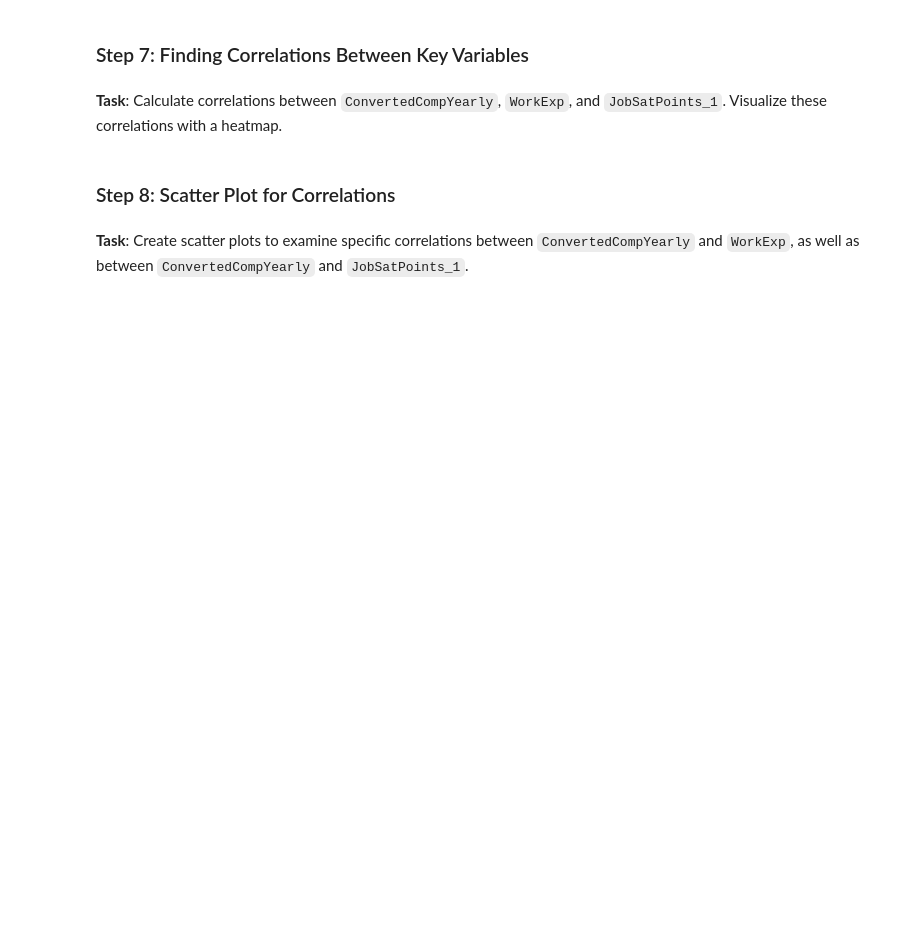
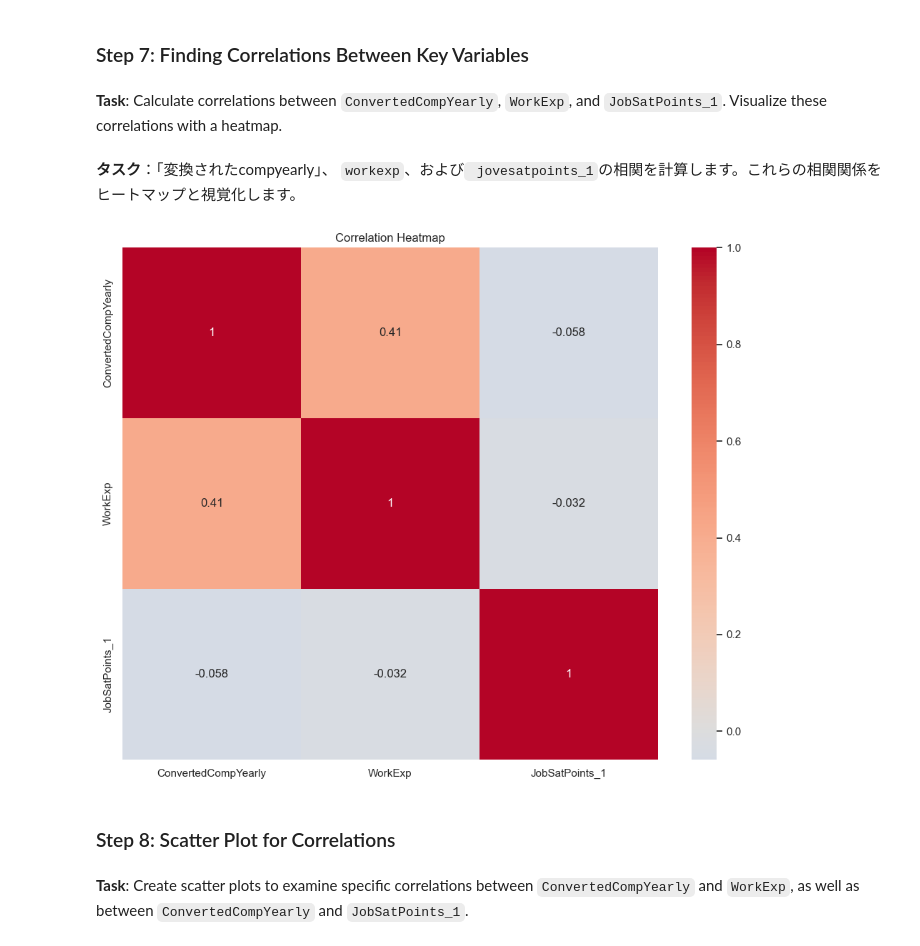
Before and after one commit to Seitaro1012/IBM_Data-Analyst_CapstoneProject, a Jupyter notebook: Task3/Lab 13 Finding Correlation.ipynb, the cells around one changed output. Cells and saved outputs as stored; diff of their text form; code cells hidden in the pictures; blank space fills up the shorter version.

```diff
--- a/Task3/Lab 13 Finding Correlation.ipynb
+++ b/Task3/Lab 13 Finding Correlation.ipynb
@@ -69,0 +144,18 @@ Explore the range of compensation in the ConvertedCompYearly column by analyzing
+# %%
+## Write your code here
+
+# Calculate Q1, Q3, and IQR
+Q1 = df['ConvertedCompYearly'].quantile(0.25)
+Q3 = df['ConvertedCompYearly'].quantile(0.75)
+IQR = Q3 - Q1
+
+# Define the lower and upper bounds for outliers
+lower_bound = Q1 - 1.5 * IQR
+upper_bound = Q3 + 1.5 * IQR
+
+# Create a new DataFrame without outliers
+df_no_outliers = df[(df['ConvertedCompYearly'] >= lower_bound) & (df['ConvertedCompYearly'] <= upper_bound)]
+
+print(f"Original dataset size: {len(df)}")
+print(f"Dataset size after removing outliers: {len(df_no_outliers)}")
+print(f"Number of outliers removed: {len(df) - len(df_no_outliers)}")
@@ -76,3 +170,23 @@ Explore the range of compensation in the ConvertedCompYearly column by analyzing
+# %% [markdown]
+**タスク**：「変換されたcompyearly」、 `workexp`、および` jovesatpoints_1`の相関を計算します。これらの相関関係をヒートマップと視覚化します。
+# %%
+## Write your code here
+
+# Select the columns for correlation analysis
+correlation_columns = ['ConvertedCompYearly', 'WorkExp', 'JobSatPoints_1']
+correlation_df = df_no_outliers[correlation_columns]
+
+# Calculate correlation matrix
+correlation_matrix = correlation_df.corr()
+
+# Create a heatmap
+plt.figure(figsize=(10, 8))
+sns.heatmap(correlation_matrix, annot=True, cmap='coolwarm', center=0)
+plt.title('Correlation Heatmap')
+plt.tight_layout()
+plt.show()
+# %% [output]
+[figure, added]
 # %% [markdown]
 <h3>Step 8: Scatter Plot for Correlations</h3>
 # %% [markdown]
```
Also changed, not shown: parts of 21 cells of this notebook.
